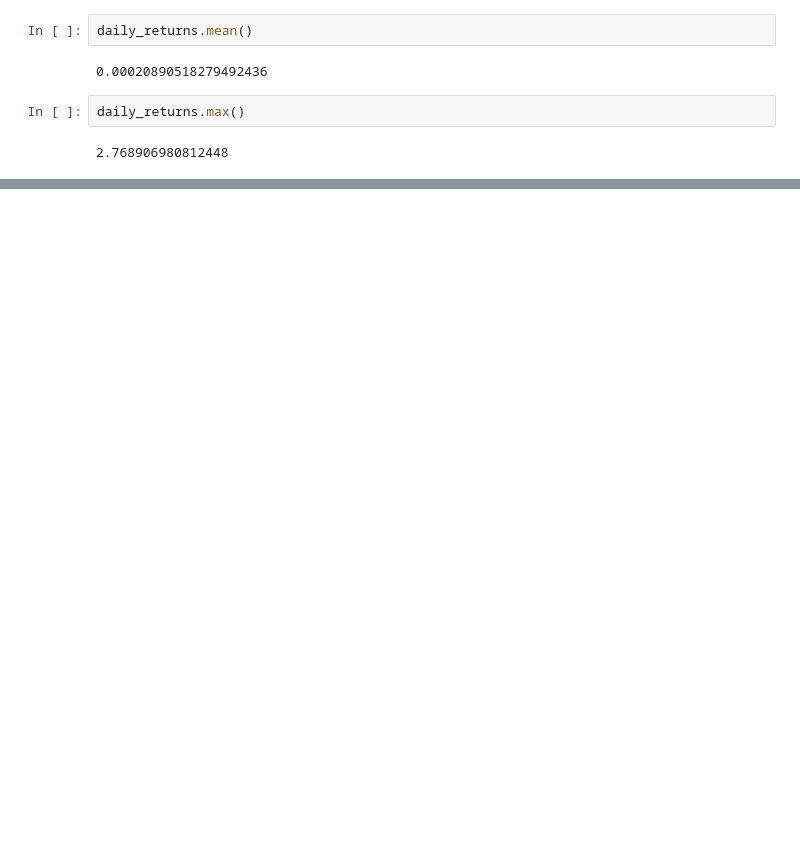
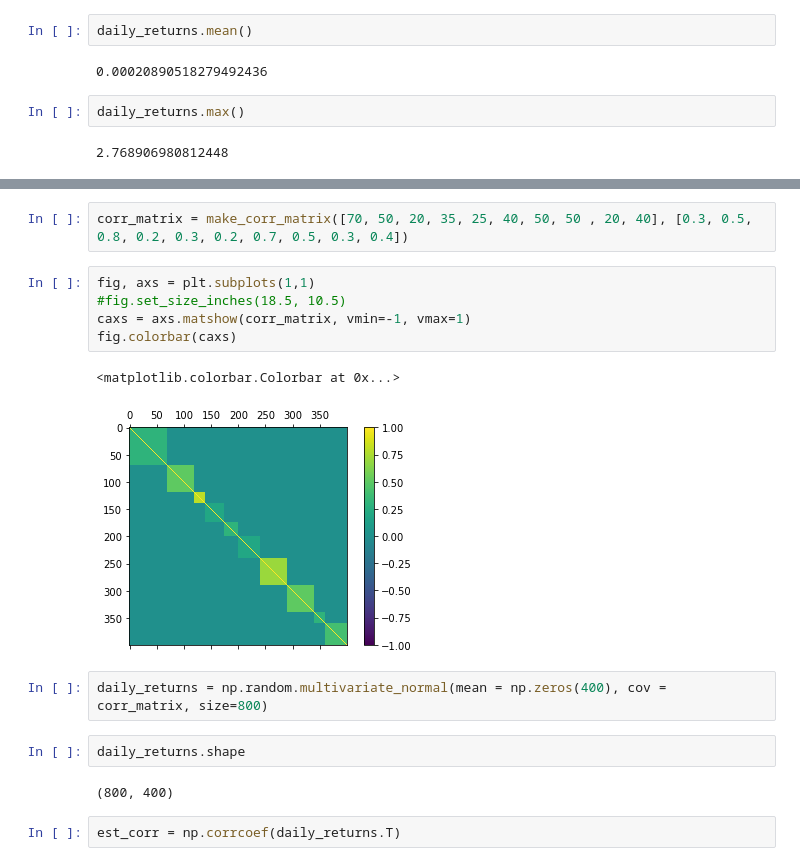
Before and after one commit to jduarte00/tesis, a Jupyter notebook: simulaciones.ipynb, the cells around one changed output, grey strips where cells are left out. Cells and saved outputs as stored; diff of their text form; blank space fills up the shorter version.

```diff
--- a/simulaciones.ipynb
+++ b/simulaciones.ipynb
@@ -120,0 +125,18 @@ plt.plot(daily_returns.T);
+# %%
+corr_matrix = make_corr_matrix([70, 50, 20, 35, 25, 40, 50, 50 , 20, 40], [0.3, 0.5, 0.8, 0.2, 0.3, 0.2, 0.7, 0.5, 0.3, 0.4])
+# %%
+fig, axs = plt.subplots(1,1)
+#fig.set_size_inches(18.5, 10.5)
+caxs = axs.matshow(corr_matrix, vmin=-1, vmax=1)
+fig.colorbar(caxs)
+# %% [output]
+<matplotlib.colorbar.Colorbar at 0x...>
+[figure, added]
+# %%
+daily_returns = np.random.multivariate_normal(mean = np.zeros(400), cov = corr_matrix, size=800)
+# %%
+daily_returns.shape
+# %% [output]
+(800, 400)
+# %%
+est_corr = np.corrcoef(daily_returns.T)
```
Also changed, not shown: parts of 19 cells of this notebook.
